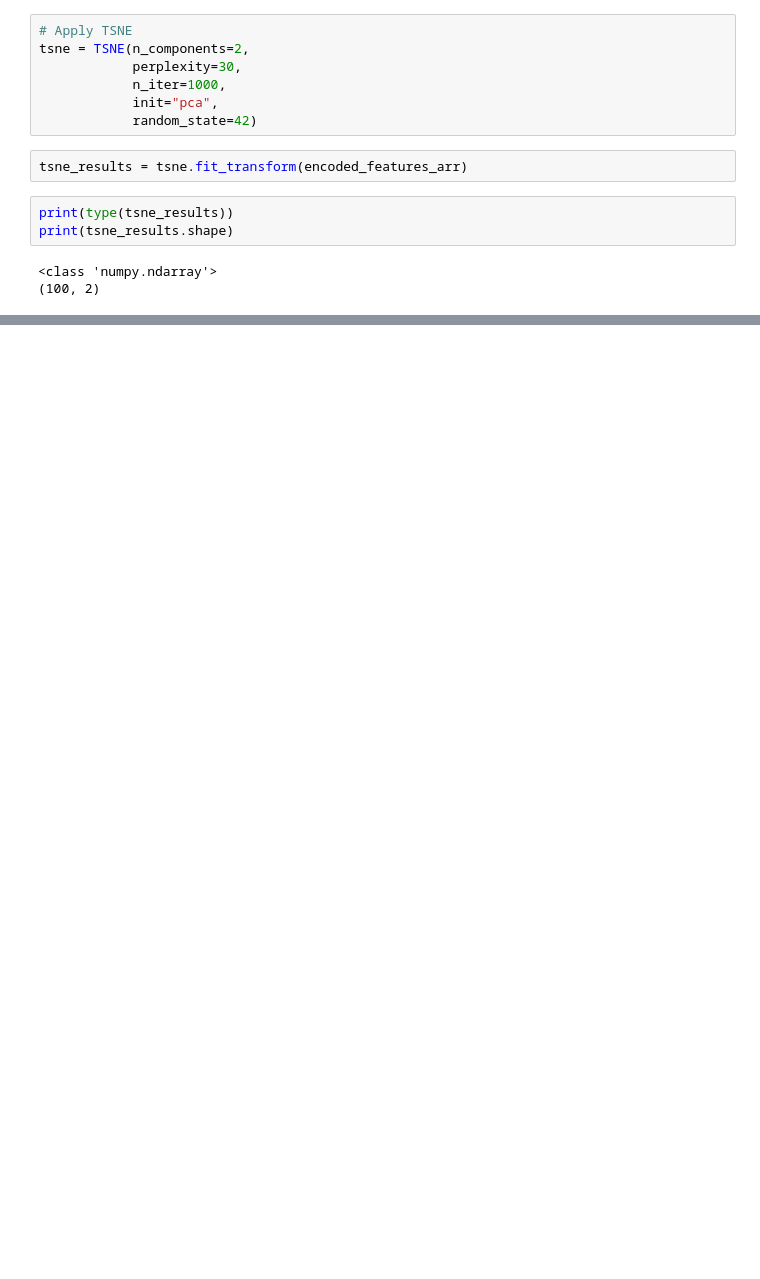
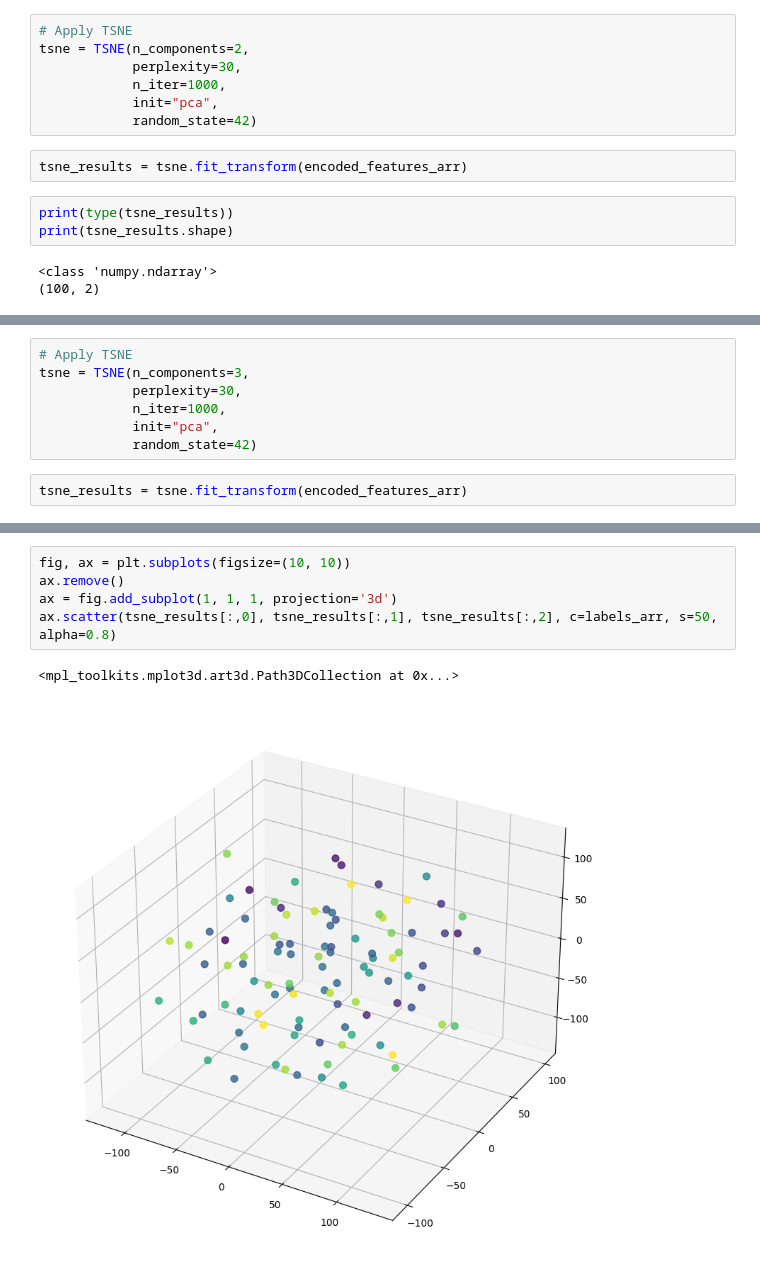
Before and after one commit to FABallemand/ProjetCassiopee, a Jupyter notebook: tsne_test.ipynb, the cells around one changed output, grey strips where cells are left out. Drawn from its saved outputs; the diff is of its cells as text; blank space fills up the shorter version.

```diff
--- a/tsne_test.ipynb
+++ b/tsne_test.ipynb
@@ -182,0 +194,9 @@ ax.scatter(tsne_results[:,0], tsne_results[:,1], c=labels_arr, s=50, alpha=0.8)
+# %%
+# Apply TSNE
+tsne = TSNE(n_components=3,
+            perplexity=30,
+            n_iter=1000,
+            init="pca",
+            random_state=42)
+# %%
+tsne_results = tsne.fit_transform(encoded_features_arr)
@@ -182,0 +209,8 @@ ax.scatter(tsne_results[:,0], tsne_results[:,1], c=labels_arr, s=50, alpha=0.8)
+# %%
+fig, ax = plt.subplots(figsize=(10, 10))
+ax.remove()
+ax = fig.add_subplot(1, 1, 1, projection='3d')
+ax.scatter(tsne_results[:,0], tsne_results[:,1], tsne_results[:,2], c=labels_arr, s=50, alpha=0.8)
+# %% [output]
+<mpl_toolkits.mplot3d.art3d.Path3DCollection at 0x...>
+[figure, added]
```
Also changed, not shown: parts of 8 cells of this notebook, 3 other files.
